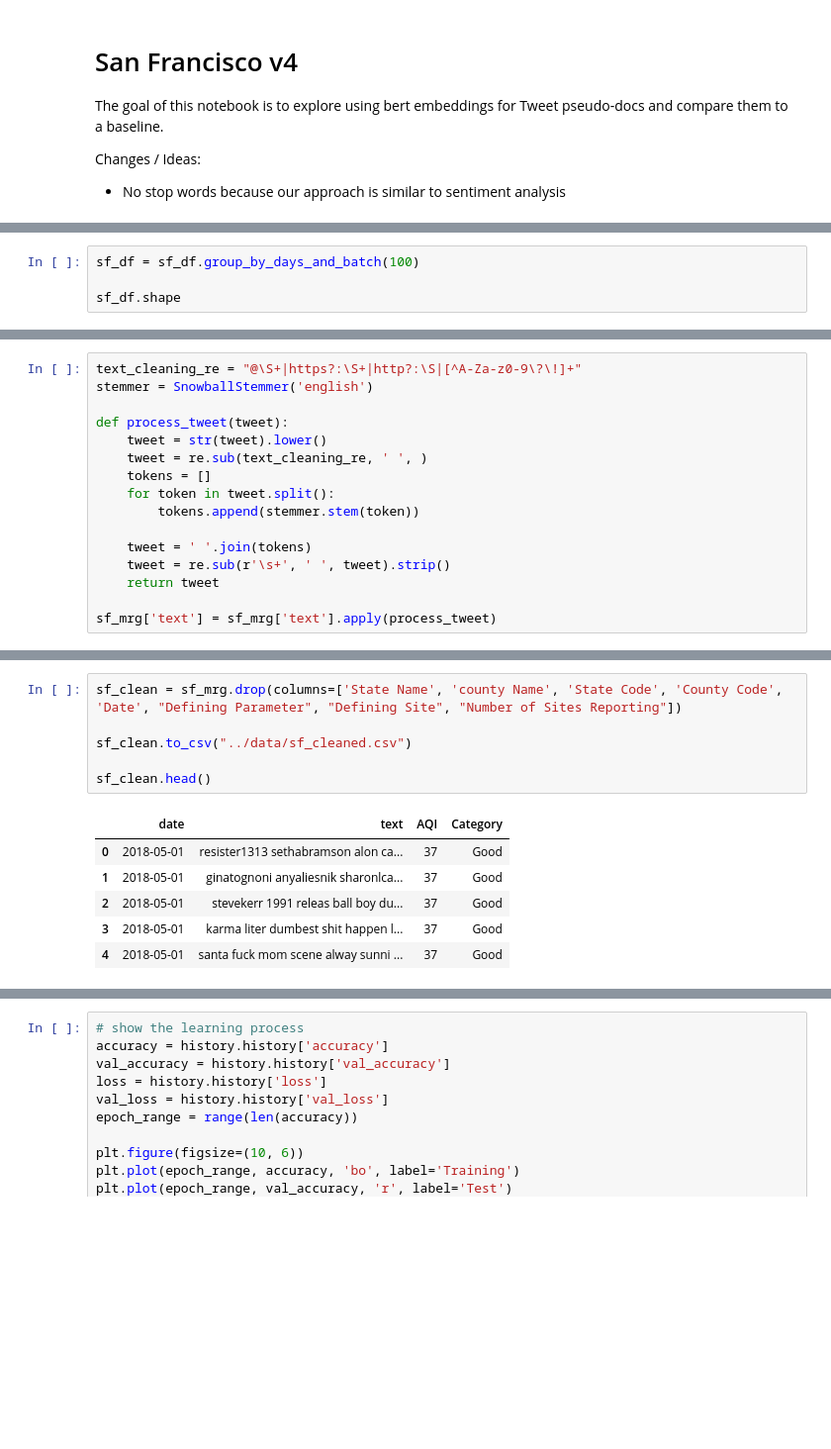
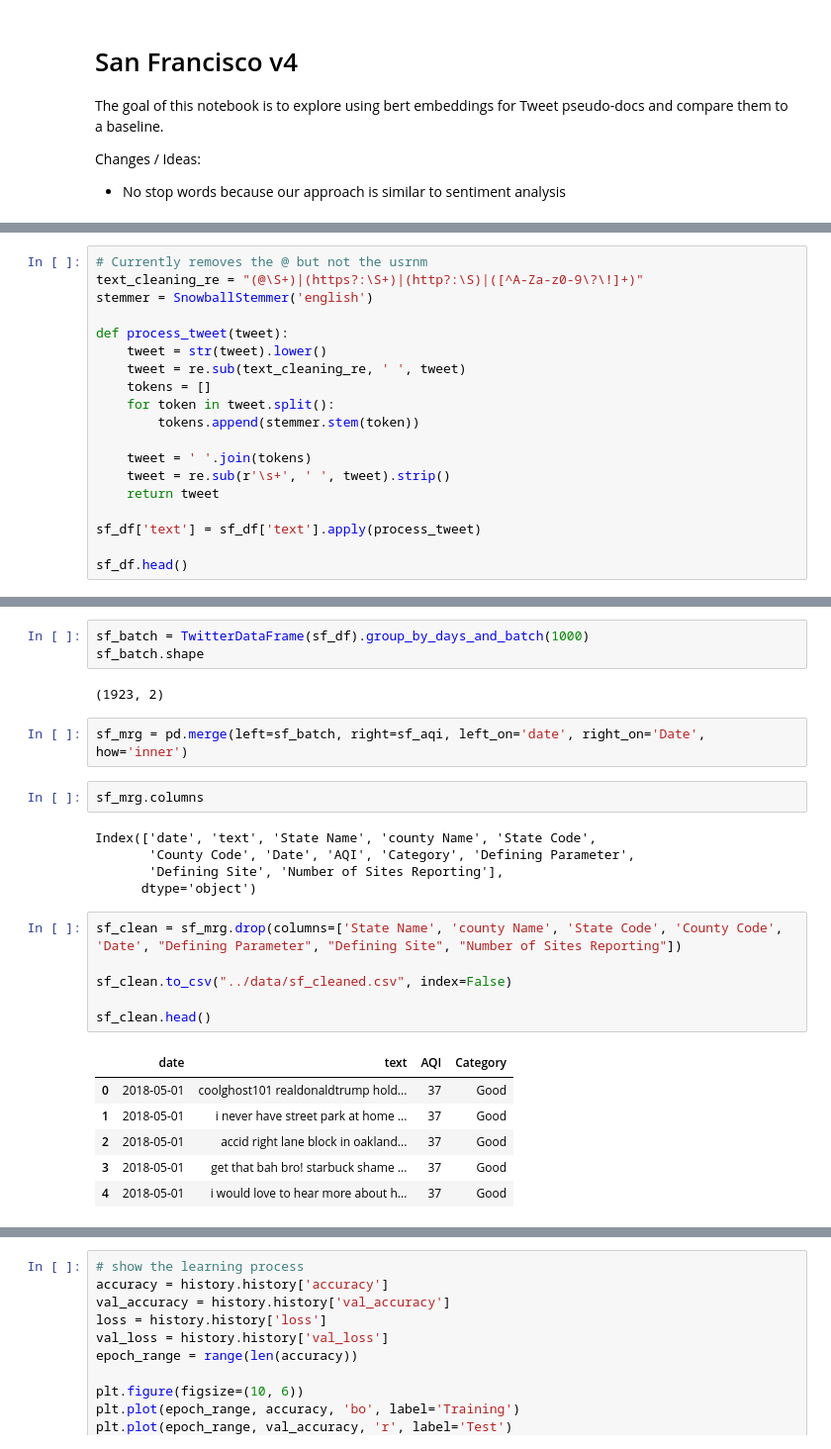
Before and after one commit to zcalhoun/wildfire, a Jupyter notebook: notebooks/san-francisco-v4.ipynb, the cells around one changed output, grey strips where cells are left out. Shown: that part at 99% size. Cells and saved outputs as stored; diff of their text form; blank space fills up the shorter version.

Commit message:
do experiments with different batch sizes

```diff
--- a/notebooks/san-francisco-v4.ipynb
+++ b/notebooks/san-francisco-v4.ipynb
@@ -92,7 +83,3 @@ sf_df.head()
 | 439251 | 1002338749919870976 | 391204136 | @varadhjain 1. Practice 2. Observ... | {'place_id': '5a110d312052166f'} | 2018-05-31 23:59:15 | 37.708075 | -122.514926 | 2018-05-31 |
 | 439252 | 1002338701127573504 | 111136252 | I heard one of the coldest things... | {'place_id': '5a110d312052166f'} | 2018-05-31 23:59:03 | 37.708075 | -122.514926 | 2018-05-31 |
 | 439253 | 1002338641505443841 | 783713395 | @realDonaldTrump Talking about be... | {'place_id': 'a769d8f00b12878d'} | 2018-05-31 23:58:49 | 37.565624 | -122.515276 | 2018-05-31 |
-# %%
-sf_df = sf_df.group_by_days_and_batch(100)
-
-sf_df.shape
@@ -140,10 +114,11 @@ sf_mrg.head()
 # %%
-text_cleaning_re = "@\S+|https?:\S+|http?:\S|[^A-Za-z0-9\?\!]+"
+# Currently removes the @ but not the usrnm
+text_cleaning_re = "(@\S+)|(https?:\S+)|(http?:\S)|([^A-Za-z0-9\?\!]+)"
 stemmer = SnowballStemmer('english')
 
 def process_tweet(tweet):
     tweet = str(tweet).lower()
-    tweet = re.sub(text_cleaning_re, ' ', )
+    tweet = re.sub(text_cleaning_re, ' ', tweet)
     tokens = []
     for token in tweet.split():
         tokens.append(stemmer.stem(token))
@@ -152,5 +127,7 @@ def process_tweet(tweet):
     tweet = re.sub(r'\s+', ' ', tweet).strip()
     return tweet
 
-sf_mrg['text'] = sf_mrg['text'].apply(process_tweet)
+sf_df['text'] = sf_df['text'].apply(process_tweet)
+
+sf_df.head()
 # %% [output]
@@ -158,13 +140,27 @@ KeyboardInterrupt:
+# %%
+sf_batch = TwitterDataFrame(sf_df).group_by_days_and_batch(1000)
+sf_batch.shape
+# %% [output]
+(1923, 2)
+# %%
+sf_mrg = pd.merge(left=sf_batch, right=sf_aqi, left_on='date', right_on='Date', how='inner')
+# %%
+sf_mrg.columns
+# %% [output]
+Index(['date', 'text', 'State Name', 'county Name', 'State Code',
+       'County Code', 'Date', 'AQI', 'Category', 'Defining Parameter',
+       'Defining Site', 'Number of Sites Reporting'],
+      dtype='object')
 # %%
 sf_clean = sf_mrg.drop(columns=['State Name', 'county Name', 'State Code', 'County Code', 'Date', "Defining Parameter", "Defining Site", "Number of Sites Reporting"])
 
-sf_clean.to_csv("../data/sf_cleaned.csv")
+sf_clean.to_csv("../data/sf_cleaned.csv", index=False)
 
 sf_clean.head()
 # %% [output]
 |  | date | text | AQI | Category |
-| 0 | 2018-05-01 | resister1313 sethabramson alon ca... | 37 | Good |
-| 1 | 2018-05-01 | ginatognoni anyaliesnik sharonlca... | 37 | Good |
-| 2 | 2018-05-01 | stevekerr 1991 releas ball boy du... | 37 | Good |
-| 3 | 2018-05-01 | karma liter dumbest shit happen l... | 37 | Good |
-| 4 | 2018-05-01 | santa fuck mom scene alway sunni ... | 37 | Good |
+| 0 | 2018-05-01 | coolghost101 realdonaldtrump hold... | 37 | Good |
+| 1 | 2018-05-01 | i never have street park at home ... | 37 | Good |
+| 2 | 2018-05-01 | accid right lane block in oakland... | 37 | Good |
+| 3 | 2018-05-01 | get that bah bro! starbuck shame ... | 37 | Good |
+| 4 | 2018-05-01 | i would love to hear more about h... | 37 | Good |
```
Also changed, not shown: parts of 33 cells of this notebook.
